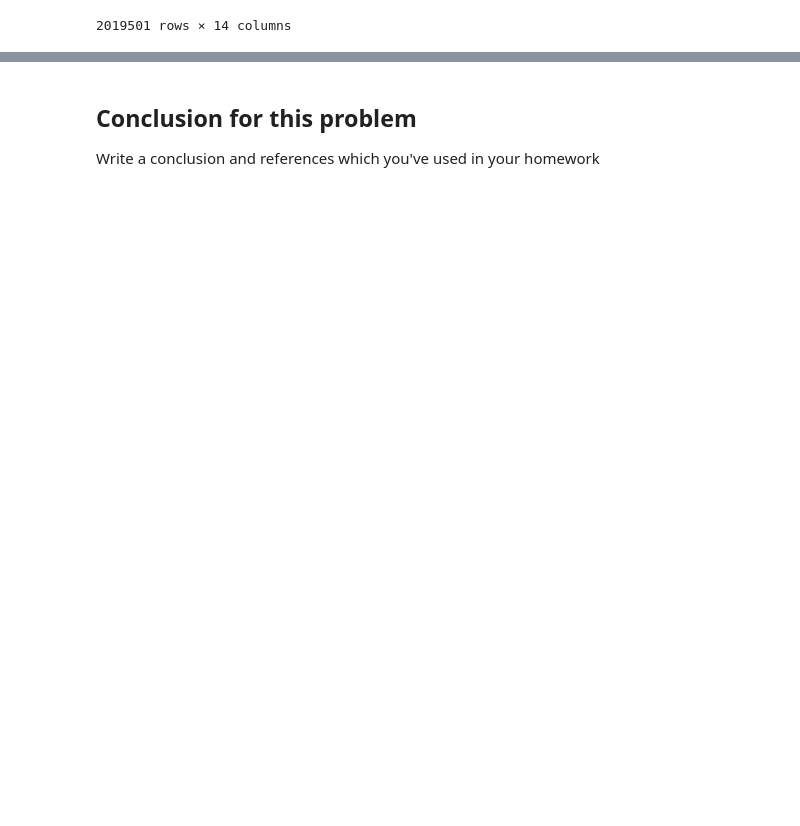
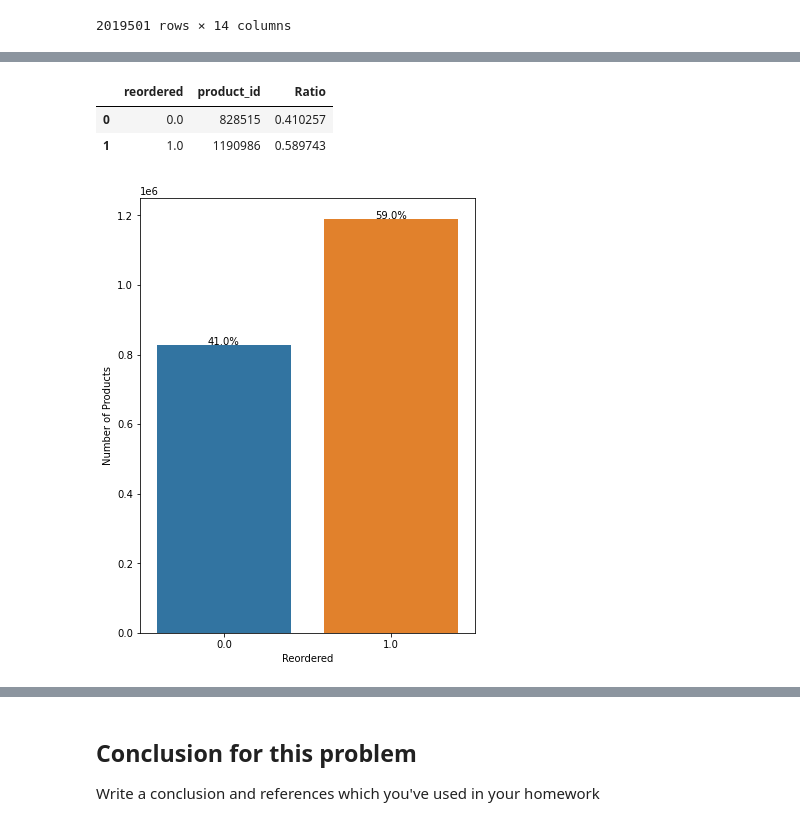
Before and after one commit to MohammadRouintan/Clustering-SuperMarket-Dataset-For-Predictive-Marketing, a Jupyter notebook: SuperMarket.ipynb, the cells around one changed output, grey strips where cells are left out. Drawn from its saved outputs; the diff is of its cells as text; code cells hidden in the pictures; blank space fills up the shorter version.

```diff
--- a/SuperMarket.ipynb
+++ b/SuperMarket.ipynb
@@ -283,0 +336,23 @@ sup_imputed
+# %%
+reorder = sup_imputed.groupby("reordered")["product_id"].aggregate('count').reset_index()
+reorder['Ratio'] = reorder["product_id"].apply(lambda x: x /reorder['product_id'].sum())
+reorder
+# %% [output]
+|  | reordered | product_id | Ratio |
+| 0 | 0.0 | 828515 | 0.410257 |
+| 1 | 1.0 | 1190986 | 0.589743 |
+# %%
+reorder = reorder.groupby(['reordered']).sum()
+
+f, ax = plt.subplots(figsize=(6, 8))
+sns.barplot(x=reorder.index, y=reorder.values)
+
+reorder_percent = reorder/reorder.sum() * 100
+for i, v in enumerate(reorder.values):
+    ax.text(i, v+5, f'{reorder_percent.values[i]:.1f}%', ha='center', fontsize=10)
+
+plt.ylabel('Number of Products')
+plt.xlabel('Reordered')
+plt.show()
+# %% [output]
+[figure, added]
```
Also changed, not shown: parts of 6 cells of this notebook.
